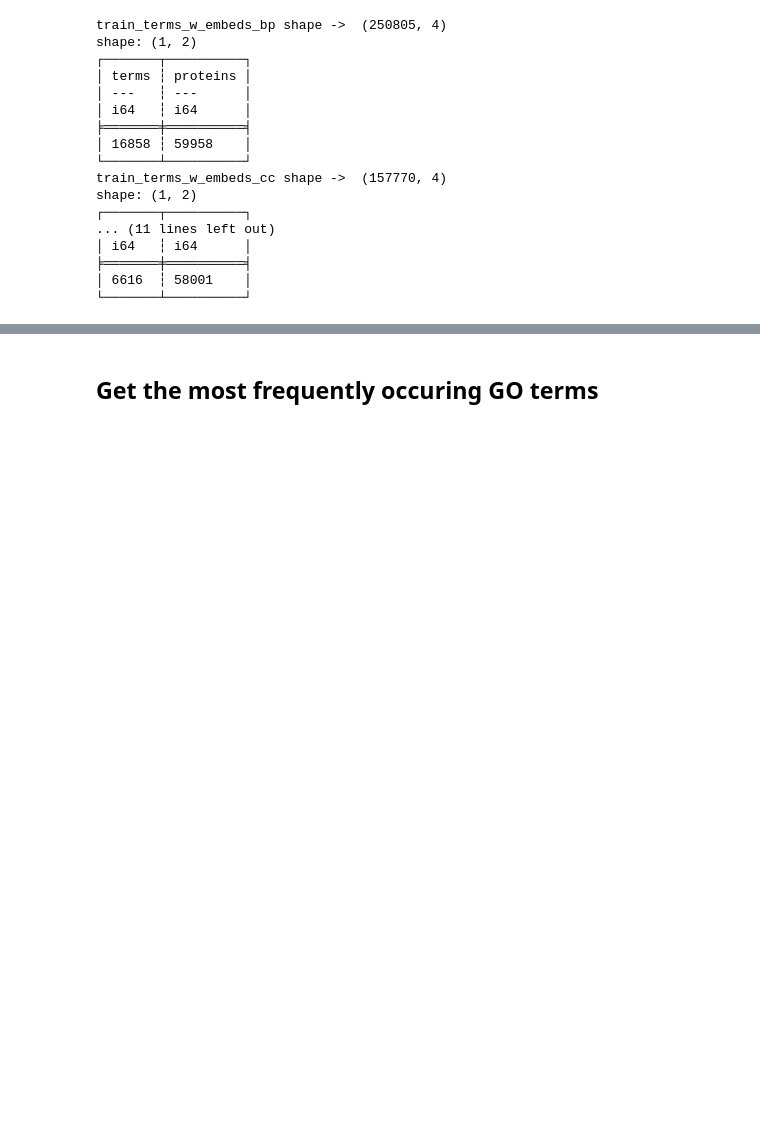
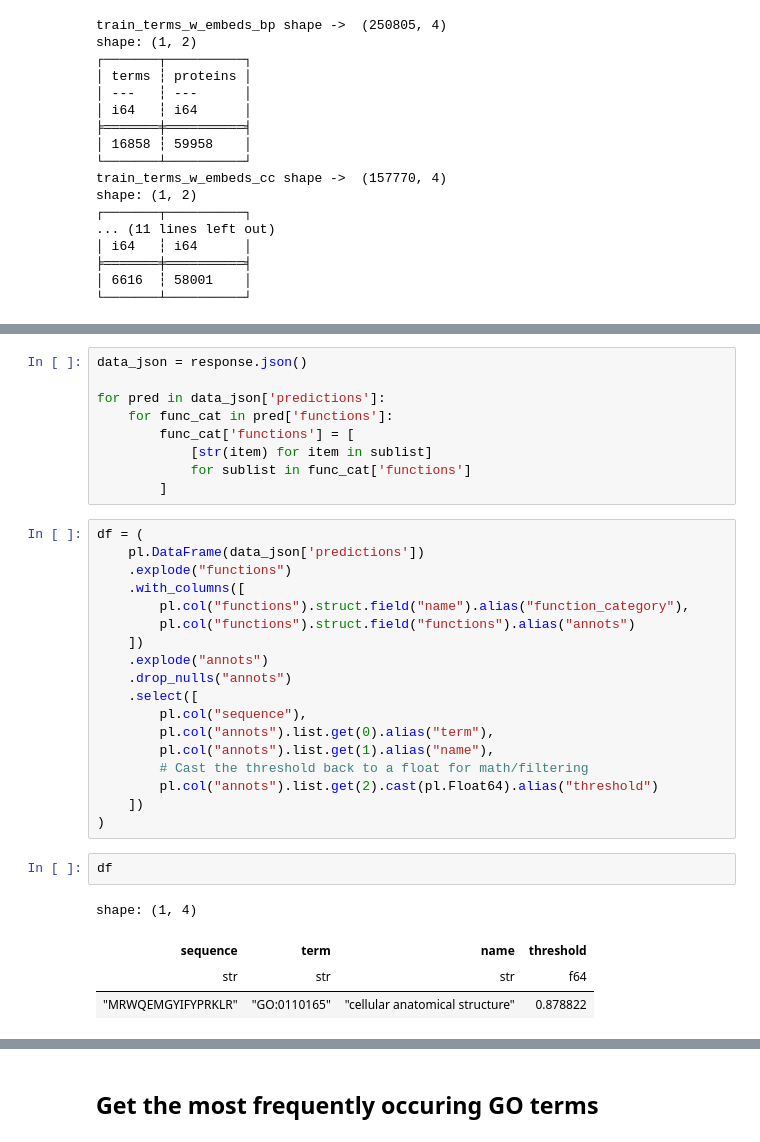
Before and after one commit to sumaniitm/cafa-6-protein-function-prediction-kaggle, a Jupyter notebook: cafa-suman-ontology-based-features.ipynb, the cells around one changed output, grey strips where cells are left out. Saved outputs shown, nothing was run; the diff lists cells and outputs as text; blank space fills up the shorter version.

```diff
--- a/cafa-suman-ontology-based-features.ipynb
+++ b/cafa-suman-ontology-based-features.ipynb
@@ -369 +455,35 @@ shape: (1, 2)
+# %%
+data_json = response.json()
+
+for pred in data_json['predictions']:
+    for func_cat in pred['functions']:
+        func_cat['functions'] = [
+            [str(item) for item in sublist]
+            for sublist in func_cat['functions']
+        ]
+# %%
+df = (
+    pl.DataFrame(data_json['predictions'])
+    .explode("functions")
+    .with_columns([
+        pl.col("functions").struct.field("name").alias("function_category"),
+        pl.col("functions").struct.field("functions").alias("annots")
+    ])
+    .explode("annots")
+    .drop_nulls("annots")
+    .select([
+        pl.col("sequence"),
+        pl.col("annots").list.get(0).alias("term"),
+        pl.col("annots").list.get(1).alias("name"),
+        # Cast the threshold back to a float for math/filtering
+        pl.col("annots").list.get(2).cast(pl.Float64).alias("threshold")
+    ])
+)
+# %%
+df
+# %% [output]
+shape: (1, 4)
+| sequence | term | name | threshold |
+| str | str | str | f64 |
+| "MRWQEMGYIFYPRKLR" | "GO:0110165" | "cellular anatomical structure" | 0.878822 |
 # %%
```
Also changed, not shown: parts of 16 cells of this notebook.
